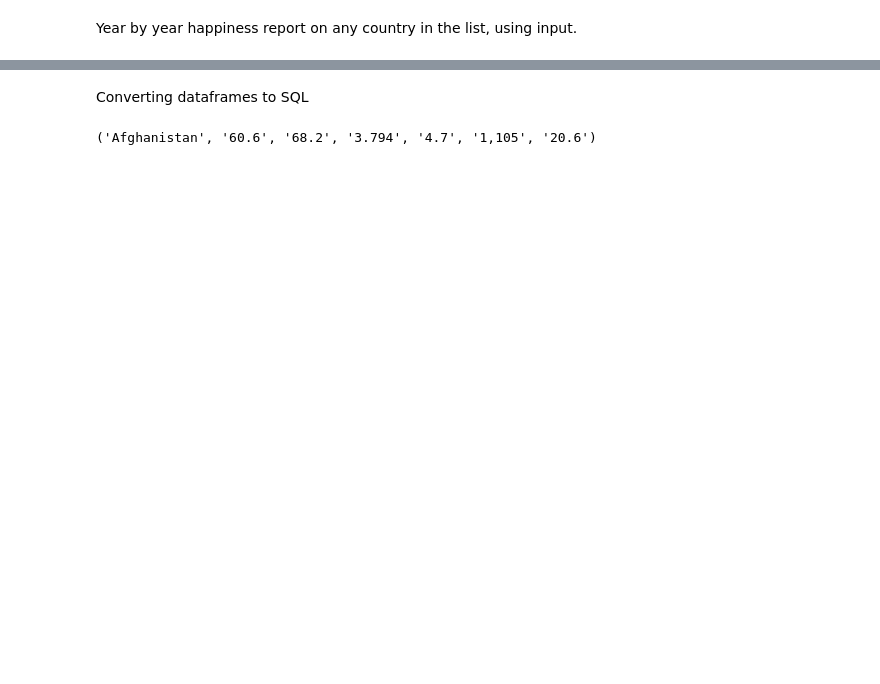
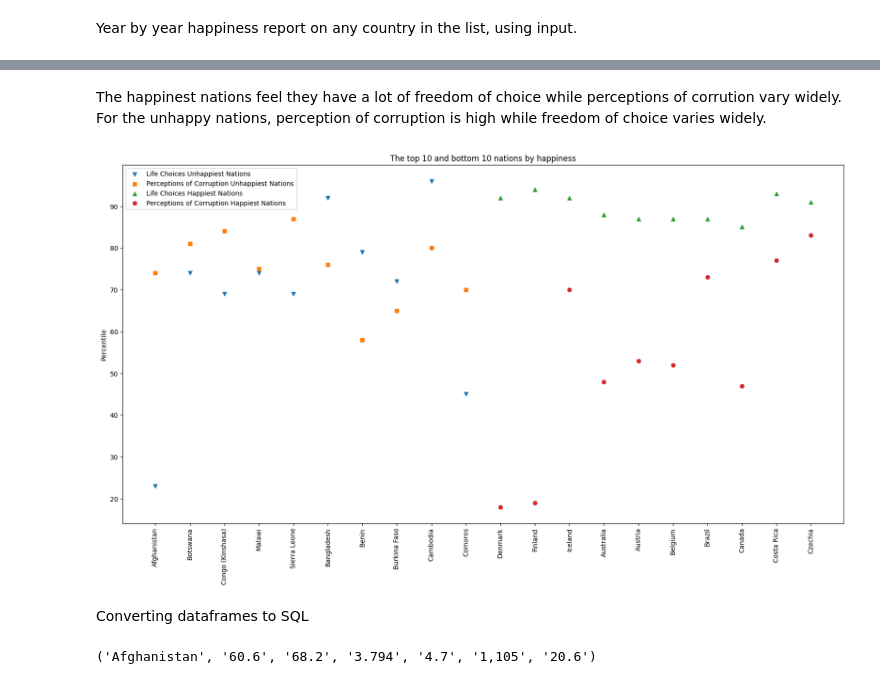
Before and after one commit to tara-hylton/world_happiness, a Jupyter notebook: world happiness.ipynb, the cells around one changed output, grey strips where cells are left out. Cells and saved outputs as stored; diff of their text form; code cells hidden in the pictures; blank space fills up the shorter version.

```diff
--- a/world happiness.ipynb
+++ b/world happiness.ipynb
@@ -347,3 +353,32 @@ plt.show()
+# %% [markdown]
+The happinest nations feel they have a lot of freedom of choice while perceptions of corrution vary widely.
+For the unhappy nations, perception of corruption is high while freedom of choice varies widely.
+# %%
+# w_h_data['life_choices'] = w_h_data['life_choices'] *100
+# w_h_data['perceptions_of_corruption'] = w_h_data['perceptions_of_corruption'] *100
+# w_h_data
+
+w_h_data2 = w_h_data[~w_h_data['life_choices'].isin(['No data'])]
+w_h_data2 = w_h_data[~w_h_data['perceptions_of_corruption'].isin(['No data'])]
+w_h_data2 = w_h_data2.map(lambda x: int(round(x, 0)) if isinstance(x, (int, float)) else x)
+
+bottom_10_group = w_h_data2[w_h_data2['year'] == 2023]
+bottom_10 = bottom_10_group.nsmallest(10, 'life_ladder')
+top_10_group = w_h_data2[w_h_data2['year'] == 2023]
+top_10 = top_10_group.nlargest(10, 'life_ladder')
+plt.figure(figsize=(20,10))
+plt.xticks(rotation=90)
+plt.scatter(bottom_10['country_name'], bottom_10['life_choices'], label='Life Choices Unhappiest Nations', marker='v')
+plt.scatter(bottom_10['country_name'], bottom_10['perceptions_of_corruption'], label='Perceptions of Corruption Unhappiest Nations', marker='s')
+plt.scatter(top_10['country_name'], top_10['life_choices'], label='Life Choices Happiest Nations', marker='^')
+plt.scatter(top_10['country_name'], top_10['perceptions_of_corruption'], label='Perceptions of Corruption Happiest Nations', marker='o')
+plt.ylabel('Percentile')
+plt.legend()
+plt.plot()
+plt.title('The top 10 and bottom 10 nations by happiness')
+plt.show()
+# %% [output]
+[figure, added]
 # %% [markdown]
 Converting dataframes to SQL
 # %%
```
Also changed, not shown: parts of 4 cells of this notebook, 5 other files.
